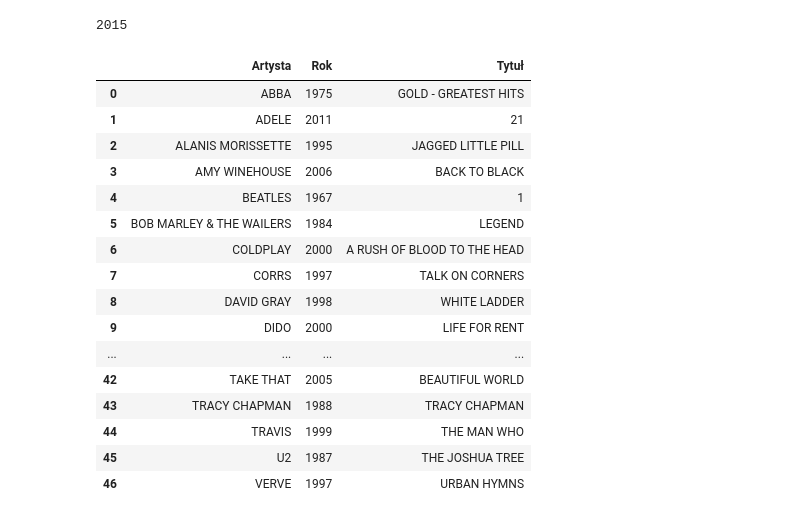
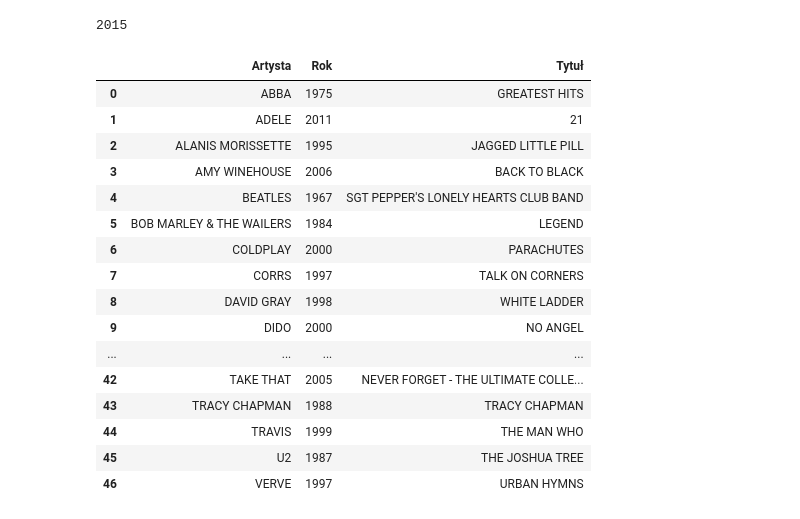
Before and after one commit to sabinakromraj/modul8_2, a Jupyter notebook: albumy_wszechczasow.ipynb, the cells around one changed output. Drawn from its saved outputs; the diff is of its cells as text; code cells hidden in the pictures.

```diff
--- a/albumy_wszechczasow.ipynb
+++ b/albumy_wszechczasow.ipynb
@@ -119,26 +119,29 @@ df[0]['Rok'].max()
 2015
 # %%
 #9
-df = df[0].groupby('Artysta')['Rok', 'Tytuł'].min().reset_index()
+earliest_albums = df[0].groupby('Artysta')['Rok'].idxmin()
+earliest_albums_list = df[0].loc[earliest_albums, ['Artysta', 'Rok', 'Tytuł']].reset_index()
-# %%
-df
-# %% [output]
-|  | Artysta | Rok | Tytuł |
-| 0 | ABBA | 1975 | GOLD - GREATEST HITS |
-| 1 | ADELE | 2011 | 21 |
-| 2 | ALANIS MORISSETTE | 1995 | JAGGED LITTLE PILL |
-| 3 | AMY WINEHOUSE | 2006 | BACK TO BLACK |
-| 4 | BEATLES | 1967 | 1 |
-| 5 | BOB MARLEY & THE WAILERS | 1984 | LEGEND |
-| 6 | COLDPLAY | 2000 | A RUSH OF BLOOD TO THE HEAD |
-| 7 | CORRS | 1997 | TALK ON CORNERS |
-| 8 | DAVID GRAY | 1998 | WHITE LADDER |
-| 9 | DIDO | 2000 | LIFE FOR RENT |
-| ... | ... | ... | ... |
-| 42 | TAKE THAT | 2005 | BEAUTIFUL WORLD |
-| 43 | TRACY CHAPMAN | 1988 | TRACY CHAPMAN |
-| 44 | TRAVIS | 1999 | THE MAN WHO |
-| 45 | U2 | 1987 | THE JOSHUA TREE |
-| 46 | VERVE | 1997 | URBAN HYMNS |
+# %%
+earliest_albums_list.drop('index', axis=1, inplace=True)
+# %%
+earliest_albums_list
+# %% [output]
+|  | Artysta | Rok | Tytuł |
+| 0 | ABBA | 1975 | GREATEST HITS |
+| 1 | ADELE | 2011 | 21 |
+| 2 | ALANIS MORISSETTE | 1995 | JAGGED LITTLE PILL |
+| 3 | AMY WINEHOUSE | 2006 | BACK TO BLACK |
+| 4 | BEATLES | 1967 | SGT PEPPER'S LONELY HEARTS CLUB BAND |
+| 5 | BOB MARLEY & THE WAILERS | 1984 | LEGEND |
+| 6 | COLDPLAY | 2000 | PARACHUTES |
+| 7 | CORRS | 1997 | TALK ON CORNERS |
+| 8 | DAVID GRAY | 1998 | WHITE LADDER |
+| 9 | DIDO | 2000 | NO ANGEL |
+| ... | ... | ... | ... |
+| 42 | TAKE THAT | 2005 | NEVER FORGET - THE ULTIMATE COLLE... |
+| 43 | TRACY CHAPMAN | 1988 | TRACY CHAPMAN |
+| 44 | TRAVIS | 1999 | THE MAN WHO |
+| 45 | U2 | 1987 | THE JOSHUA TREE |
+| 46 | VERVE | 1997 | URBAN HYMNS |
 # %%
 #10
```
Also changed, not shown: parts of 1 cell of this notebook, 1 other file.
